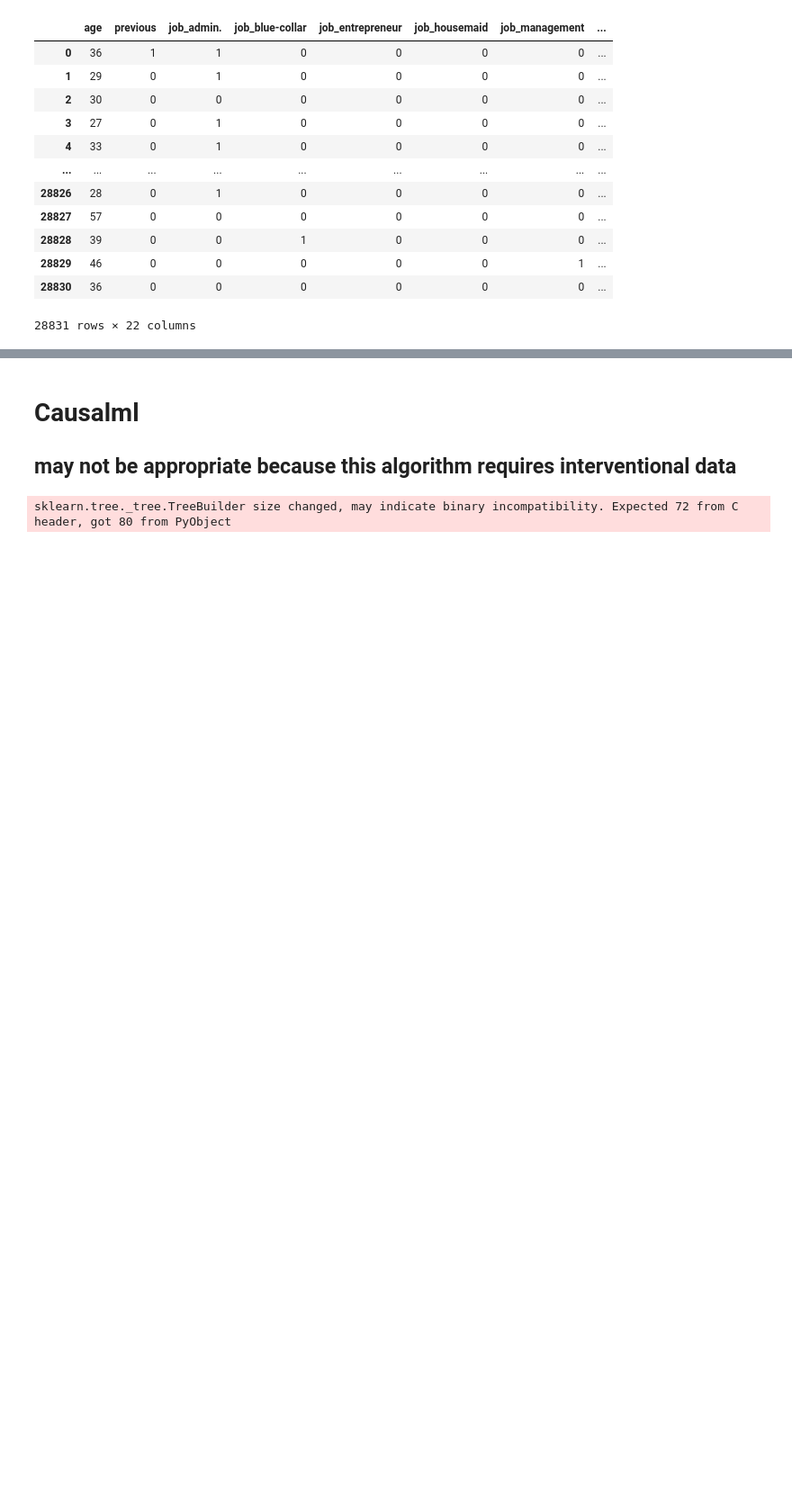
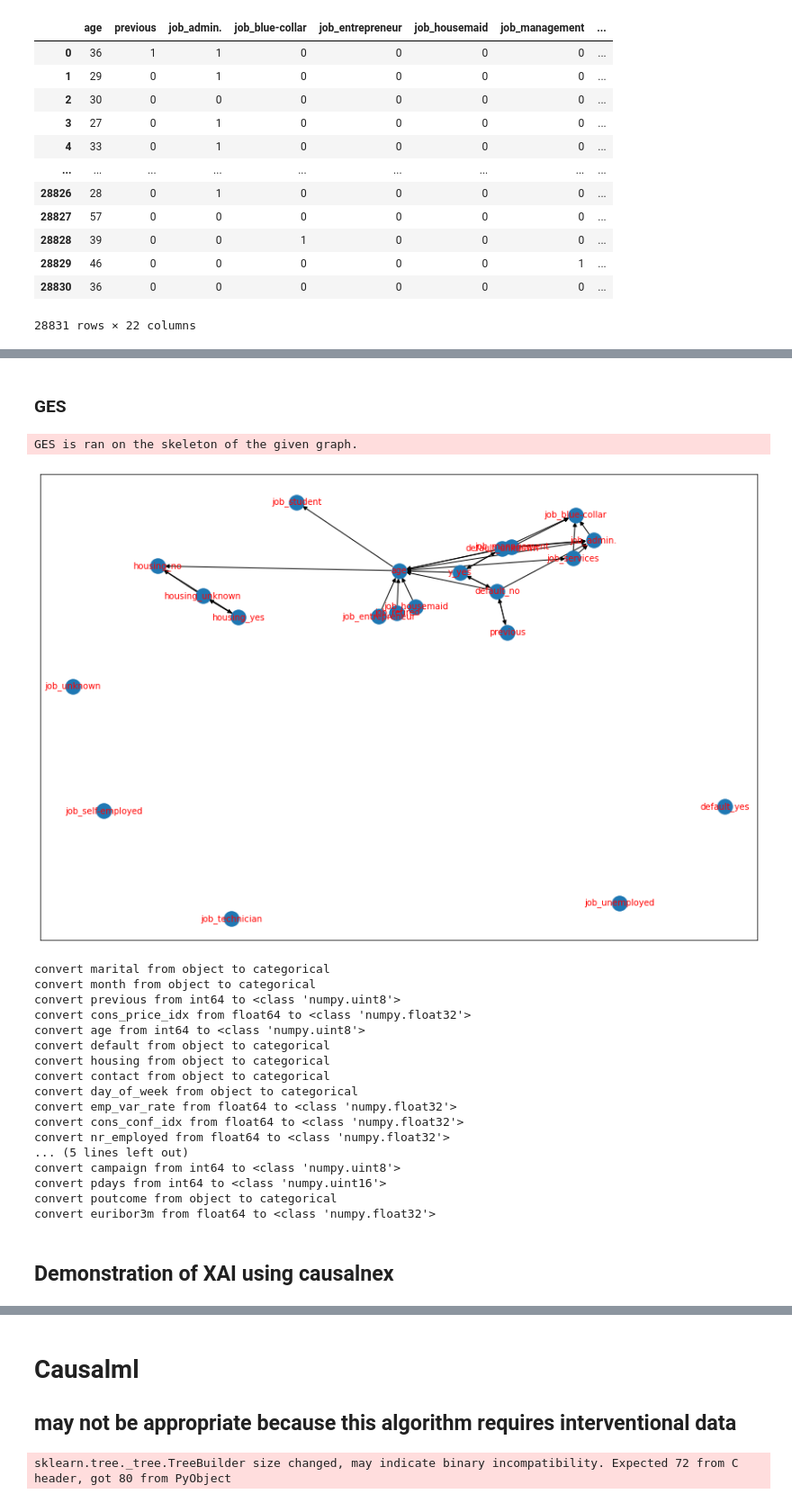
Before and after one commit to Kota28/td_causal-inference, a Jupyter notebook: Comparison among famous causal inference libraries.ipynb, the cells around one changed output, grey strips where cells are left out. Shown at 90% size. Drawn from its saved outputs; the diff is of its cells as text; code cells hidden in the pictures; blank space fills up the shorter version.

```diff
--- a/Comparison among famous causal inference libraries.ipynb
+++ b/Comparison among famous causal inference libraries.ipynb
@@ -876,0 +852,35 @@ ImportError: R Package pcalg is not available.
+# %% [markdown]
+### GES
+# %%
+model_ges = cdt.causality.graph.GES()
+# apply causal discovery model to data and skeleton
+graph_ges = model_ges.predict(df, skeleton)
+
+# visualize network
+fig=plt.figure(figsize=(15,10))
+nx.draw_networkx(graph_ges, font_size=10, font_color='r')
+
+# get adjaceny matrix of GES graph
+A_ges = nx.adjacency_matrix(graph_ges).todense()
+# %% [output]
+GES is ran on the skeleton of the given graph.
+[figure, added]
+convert marital from object to categorical
+convert month from object to categorical
+convert previous from int64 to <class 'numpy.uint8'>
+convert cons_price_idx from float64 to <class 'numpy.float32'>
+convert age from int64 to <class 'numpy.uint8'>
+convert default from object to categorical
+convert housing from object to categorical
+convert contact from object to categorical
+convert day_of_week from object to categorical
+convert emp_var_rate from float64 to <class 'numpy.float32'>
+convert cons_conf_idx from float64 to <class 'numpy.float32'>
+convert nr_employed from float64 to <class 'numpy.float32'>
+... (5 lines left out)
+convert campaign from int64 to <class 'numpy.uint8'>
+convert pdays from int64 to <class 'numpy.uint16'>
+convert poutcome from object to categorical
+convert euribor3m from float64 to <class 'numpy.float32'>
+# %% [markdown]
+## Demonstration of XAI using causalnex
```
Also changed, not shown: parts of 61 cells of this notebook.
